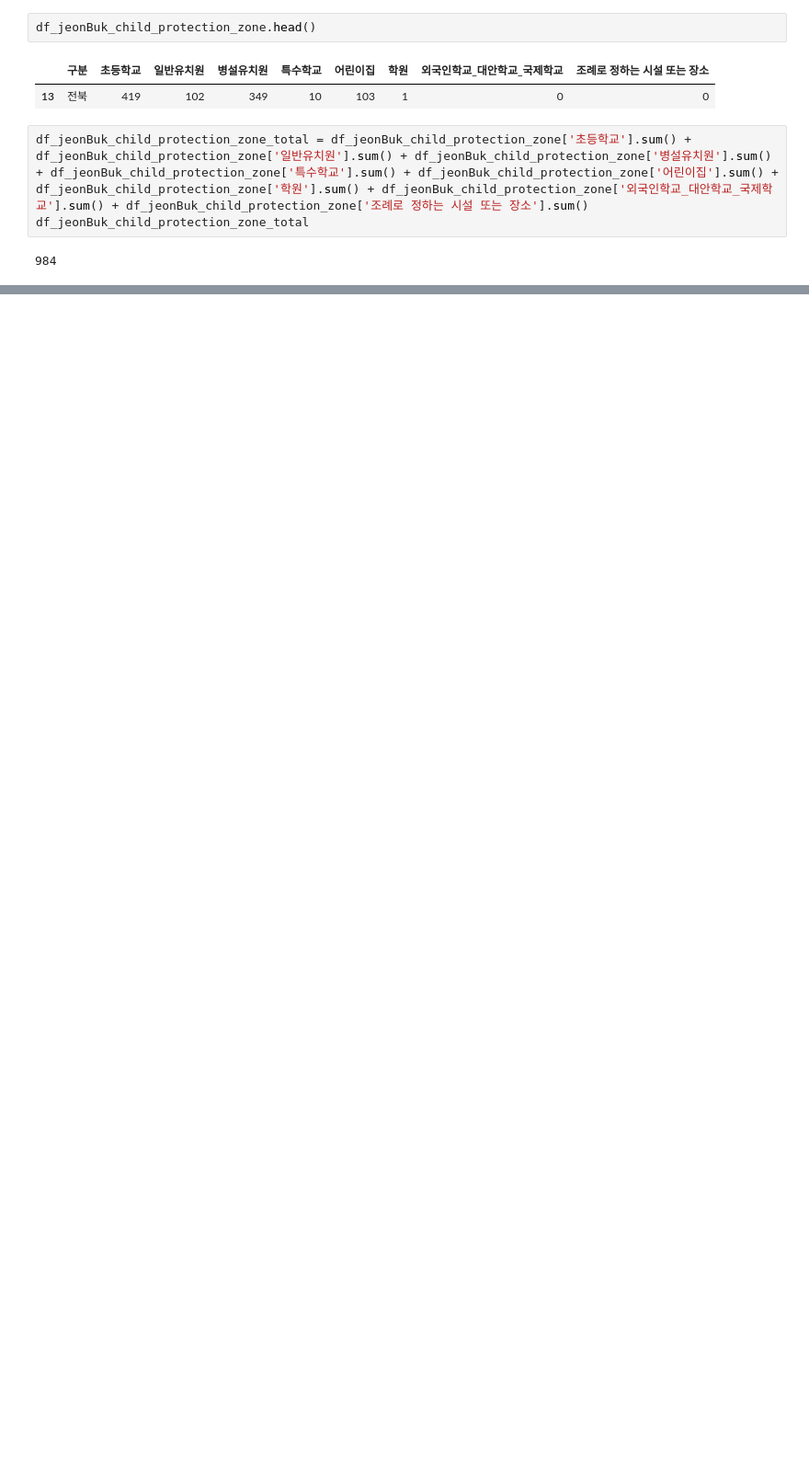
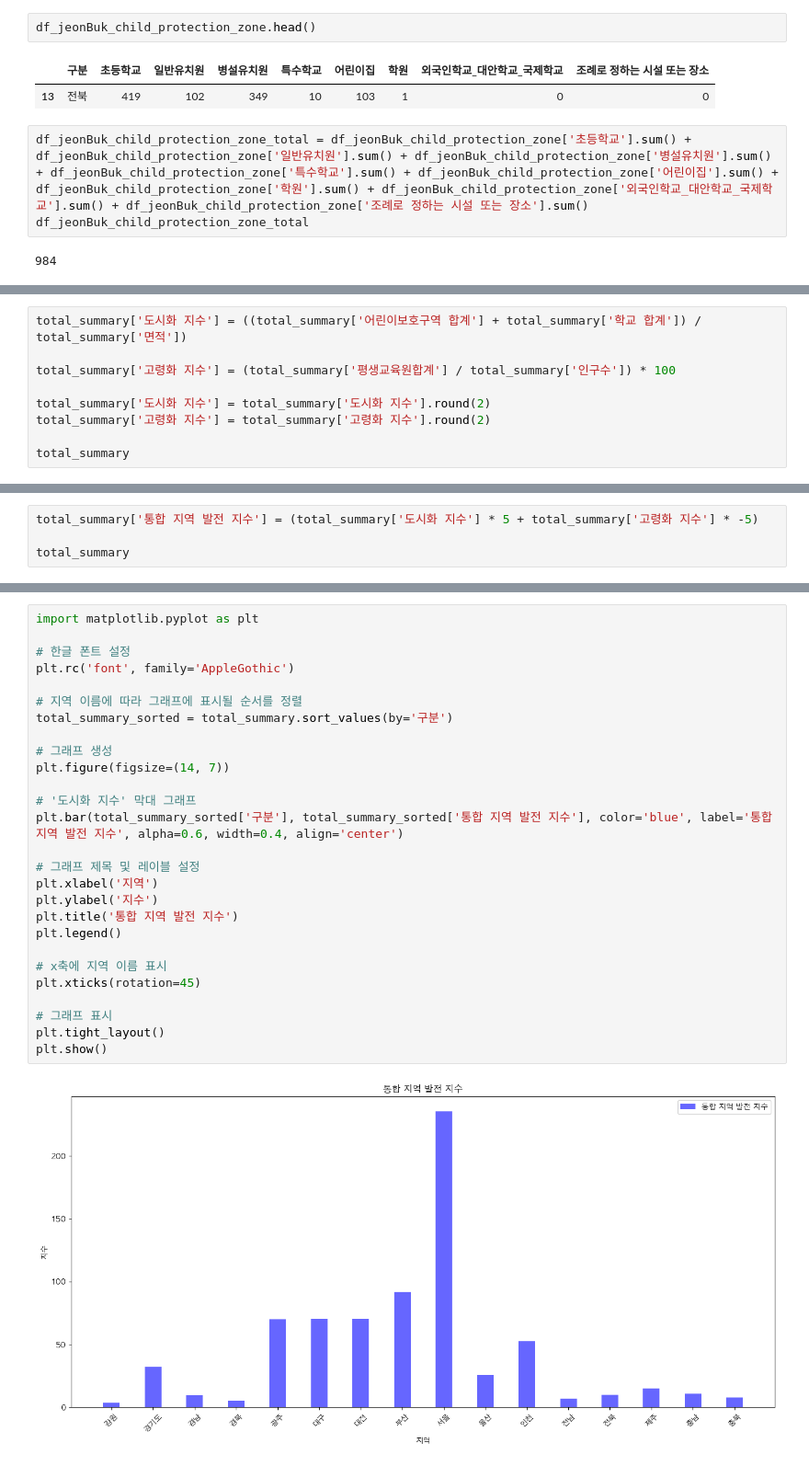
Before and after one commit to HyunWoo9930/Computational_physics, a Jupyter notebook: Computational_physics.ipynb, the cells around one changed output, grey strips where cells are left out. Shown at 92% size. Cells and saved outputs as stored; diff of their text form; blank space fills up the shorter version.

Commit message:
[ADD] 전산물리 프로젝트 인구수, 면적, 평생교육원 추가

```diff
--- a/Computational_physics.ipynb
+++ b/Computational_physics.ipynb
@@ -117,0 +360,9 @@ ui_jeonBuk
+# %%
+total_summary['도시화 지수'] = ((total_summary['어린이보호구역 합계'] + total_summary['학교 합계']) / total_summary['면적'])
+
+total_summary['고령화 지수'] = (total_summary['평생교육원합계'] / total_summary['인구수']) * 100
+
+total_summary['도시화 지수'] = total_summary['도시화 지수'].round(2)
+total_summary['고령화 지수'] = total_summary['고령화 지수'].round(2)
+
+total_summary
@@ -117,0 +387,4 @@ ui_jeonBuk
+# %%
+total_summary['통합 지역 발전 지수'] = (total_summary['도시화 지수'] * 5 + total_summary['고령화 지수'] * -5)
+
+total_summary
@@ -117,0 +409,29 @@ ui_jeonBuk
+# %%
+import matplotlib.pyplot as plt
+
+# 한글 폰트 설정
+plt.rc('font', family='AppleGothic')
+
+# 지역 이름에 따라 그래프에 표시될 순서를 정렬
+total_summary_sorted = total_summary.sort_values(by='구분')
+
+# 그래프 생성
+plt.figure(figsize=(14, 7))
+
+# '도시화 지수' 막대 그래프
+plt.bar(total_summary_sorted['구분'], total_summary_sorted['통합 지역 발전 지수'], color='blue', label='통합 지역 발전 지수', alpha=0.6, width=0.4, align='center')
+
+# 그래프 제목 및 레이블 설정
+plt.xlabel('지역')
+plt.ylabel('지수')
+plt.title('통합 지역 발전 지수')
+plt.legend()
+
+# x축에 지역 이름 표시
+plt.xticks(rotation=45)
+
+# 그래프 표시
+plt.tight_layout()
+plt.show()
+# %% [output]
+[figure, added]
```
Also changed, not shown: parts of 10 cells of this notebook, 3 other files.
